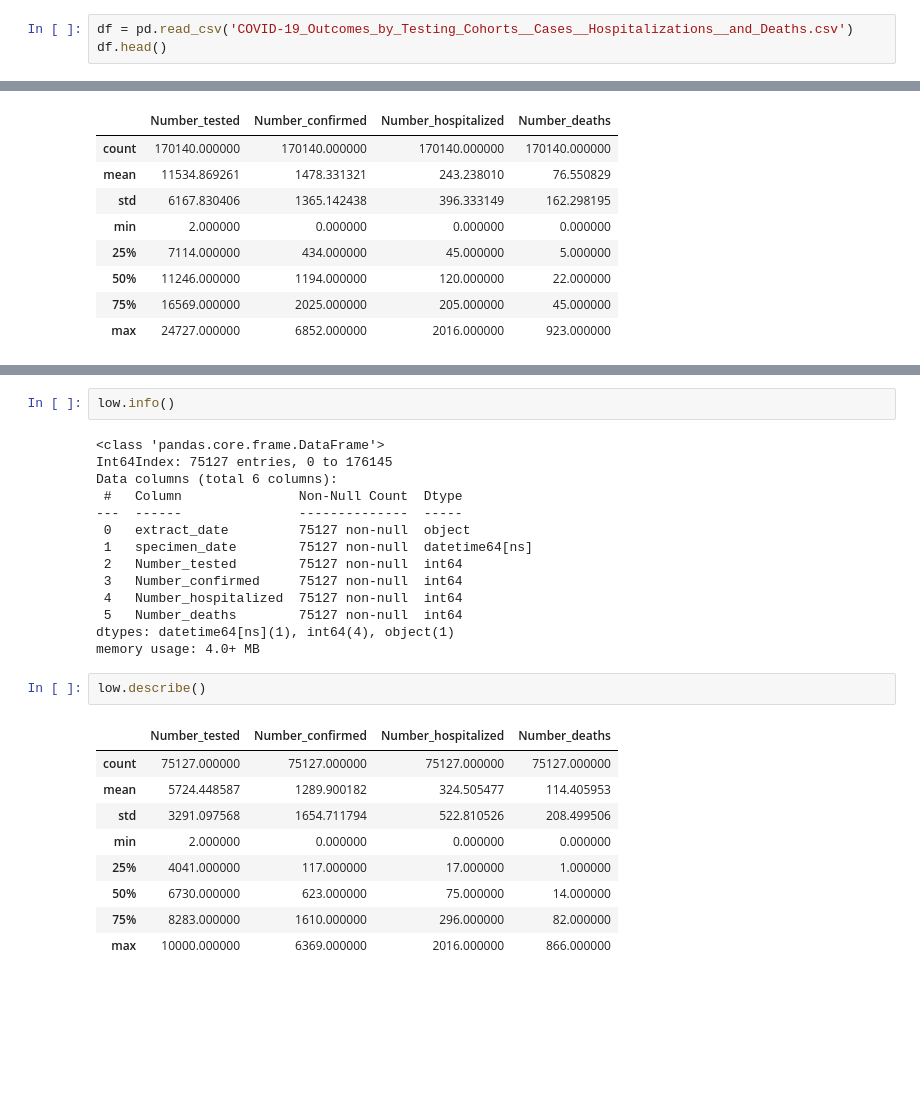
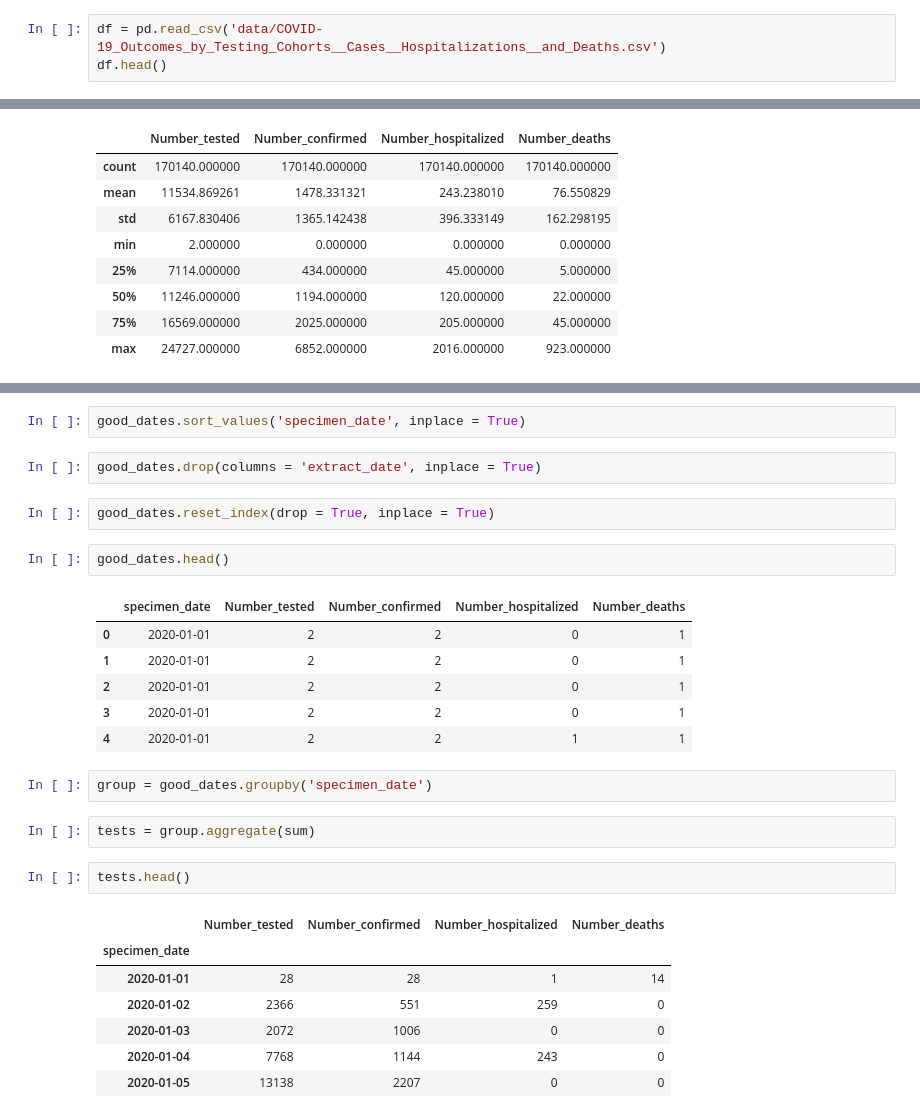
Before and after one commit to INDIG0N/Pfizer_basic_effectiveness_analysis, a Jupyter notebook: notebooks/project.ipynb, the cells around one changed output, grey strips where cells are left out. Cells and saved outputs as stored; diff of their text form; blank space fills up the shorter version.

```diff
--- a/notebooks/project.ipynb
+++ b/notebooks/project.ipynb
@@ -8,7 +10,7 @@ import seaborn as sns
 plt.style.use('ggplot')
 sns.set_palette('colorblind')
 # %%
-df = pd.read_csv('COVID-19_Outcomes_by_Testing_Cohorts__Cases__Hospitalizations__and_Deaths.csv')
+df = pd.read_csv('data/COVID-19_Outcomes_by_Testing_Cohorts__Cases__Hospitalizations__and_Deaths.csv')
 df.head()
 # %% [output]
 |  | extract_date | specimen_date | Number_tested | Number_confirmed | Number_hospitalized | Number_deaths |
@@ -149,28 +101,29 @@ low.head()
-# %%
-low.info()
-# %% [output]
-<class 'pandas.core.frame.DataFrame'>
-Int64Index: 75127 entries, 0 to 176145
-Data columns (total 6 columns):
- #   Column               Non-Null Count  Dtype
----  ------               --------------  -----
- 0   extract_date         75127 non-null  object
- 1   specimen_date        75127 non-null  datetime64[ns]
- 2   Number_tested        75127 non-null  int64
- 3   Number_confirmed     75127 non-null  int64
- 4   Number_hospitalized  75127 non-null  int64
- 5   Number_deaths        75127 non-null  int64
-dtypes: datetime64[ns](1), int64(4), object(1)
-memory usage: 4.0+ MB
-# %%
-low.describe()
-# %% [output]
-|  | Number_tested | Number_confirmed | Number_hospitalized | Number_deaths |
-| count | 75127.000000 | 75127.000000 | 75127.000000 | 75127.000000 |
-| mean | 5724.448587 | 1289.900182 | 324.505477 | 114.405953 |
-| std | 3291.097568 | 1654.711794 | 522.810526 | 208.499506 |
-| min | 2.000000 | 0.000000 | 0.000000 | 0.000000 |
-| 25% | 4041.000000 | 117.000000 | 17.000000 | 1.000000 |
-| 50% | 6730.000000 | 623.000000 | 75.000000 | 14.000000 |
-| 75% | 8283.000000 | 1610.000000 | 296.000000 | 82.000000 |
-| max | 10000.000000 | 6369.000000 | 2016.000000 | 866.000000 |
+# %%
+good_dates.sort_values('specimen_date', inplace = True)
+# %%
+good_dates.drop(columns = 'extract_date', inplace = True)
+# %%
+good_dates.reset_index(drop = True, inplace = True)
+# %%
+good_dates.head()
+# %% [output]
+|  | specimen_date | Number_tested | Number_confirmed | Number_hospitalized | Number_deaths |
+| 0 | 2020-01-01 | 2 | 2 | 0 | 1 |
+| 1 | 2020-01-01 | 2 | 2 | 0 | 1 |
+| 2 | 2020-01-01 | 2 | 2 | 0 | 1 |
+| 3 | 2020-01-01 | 2 | 2 | 0 | 1 |
+| 4 | 2020-01-01 | 2 | 2 | 1 | 1 |
+# %%
+group = good_dates.groupby('specimen_date')
+# %%
+tests = group.aggregate(sum)
+# %%
+tests.head()
+# %% [output]
+|  | Number_tested | Number_confirmed | Number_hospitalized | Number_deaths |
+| specimen_date |  |  |  |  |
+| 2020-01-01 | 28 | 28 | 1 | 14 |
+| 2020-01-02 | 2366 | 551 | 259 | 0 |
+| 2020-01-03 | 2072 | 1006 | 0 | 0 |
+| 2020-01-04 | 7768 | 1144 | 243 | 0 |
+| 2020-01-05 | 13138 | 2207 | 0 | 0 |
```
Also changed, not shown: parts of 19 cells of this notebook, 1 other file.
